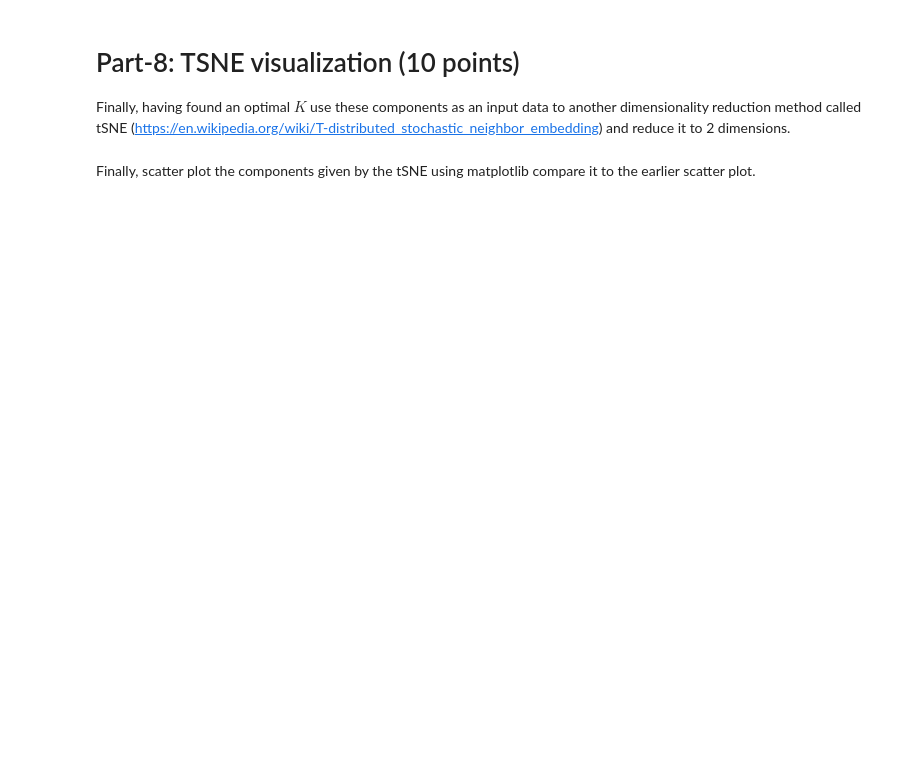
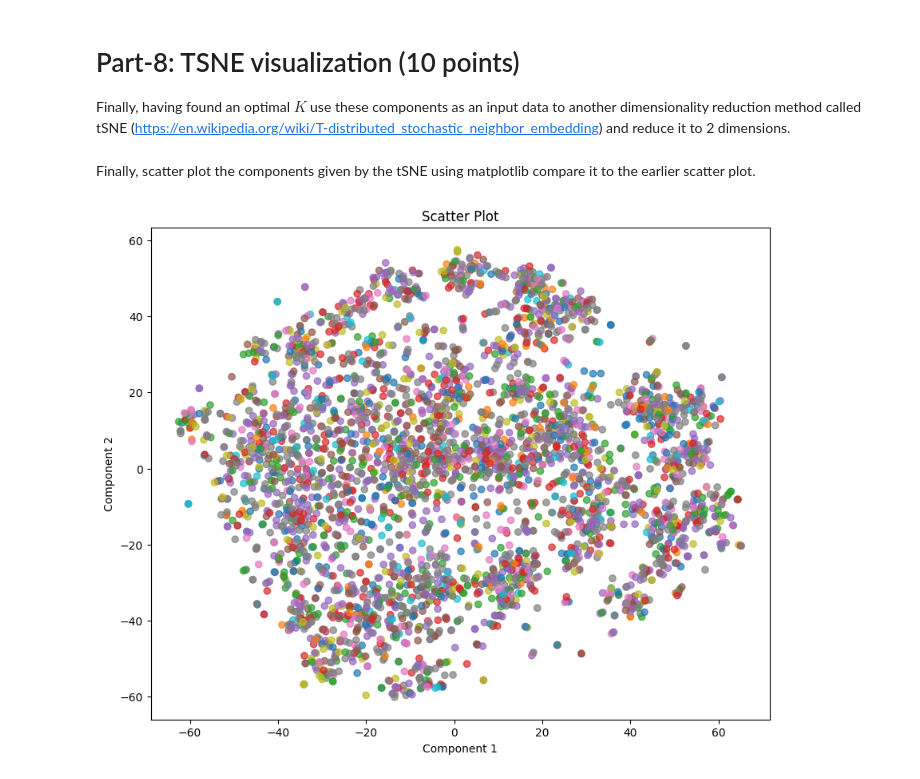
Before and after one commit to Kanskikuro/DAT550, a Jupyter notebook: Assignment3/Assignment_3.ipynb, the cells around one changed output. Saved outputs shown, nothing was run; the diff lists cells and outputs as text; code cells hidden in the pictures; blank space fills up the shorter version.

```diff
--- a/Assignment3/Assignment_3.ipynb
+++ b/Assignment3/Assignment_3.ipynb
@@ -108,3 +119,12 @@ def getVarianceRatio(Z, U, X, K):
+# %%
+# Implement computation of reconstruction error
+def getVarianceRatio(Z, U, X, K):
+    U_k = U[:, :K]
+    X_approx = np.dot(U_k, Z)
+    error = np.linalg.norm(X - X_approx, 'fro')**2
+    total_variance = np.linalg.norm(X, 'fro')**2
+    ratio = error / total_variance
+    return ratio
 # %%
 ratio = getVarianceRatio(z, U, X, 2)
 # %%
@@ -140,12 +198,22 @@ plotFunction(z, movie_data)
 # %% [markdown]
 # Part-7 Find best $K$  (10 points)
 Find the minimum value of $K$ with which the ratio between averaged squared projection error with total variation in data is less than 1% in other words we retain 90% of the variance. You can achieve this by repeating getKComponents with $K=1$ until the variance ratio is <= 1%.
-# %%
-def findBestK(initial, step, U, X):
-    K_min = initial
-    ratio = 1
-    # TODO: Implement the loop to find the best K until the ratio is less than 0.1
-    return K_min
+# %%
+# Implement the loop to find the best K until the ratio is less than 0.1
+def findBestK(initial, step, U, X):
+    K_min = initial
+    ratio = 1.0
+    # Ensure K_min does not exceed the maximum number of eigenvectors.
+    max_K = U.shape[1]
+
+    while K_min <= max_K:
+        Z_temp = getKComponents(U, X, K_min)
+        ratio = getVarianceRatio(Z_temp, U, X, K_min)
+        print(f"K = {K_min}, reconstruction error ratio = {ratio:.4f}")
+        if ratio < 0.01:
+            break
+        K_min += step
+    return K_min
 # %%
 k_best = findBestK(1, 10, U, X)
 # %% [output]
@@ -176,5 +240,17 @@ tsne_pca_results = None
+# %%
+from sklearn.manifold import TSNE
+Z_best = getKComponents(U, X, k_best)  # shape: (k_best, number_of_movies)
+
+# TSNE expects input shape (n_samples, n_features). Z_best is (k_best, n_movies)
+Z_best_T = Z_best.T  # shape becomes (number_of_movies, k_best)
+
+tsne = TSNE(n_components=2, random_state=42)
+tsne_results = tsne.fit_transform(Z_best_T)
+# tsne_results now has shape (number_of_movies, 2)
 # %% [markdown]
 Finally, scatter plot the components given by the tSNE using matplotlib compare it to the earlier scatter plot.
 # %%
 # Scatter plot the 2-dimensional tsne compoents with target as labels
-plotFunction(tsne_pca_results, movie_data)
+plotFunction(tsne_results, movie_data)
+# %% [output]
+[figure, added]
```
Also changed, not shown: parts of 18 cells of this notebook.
